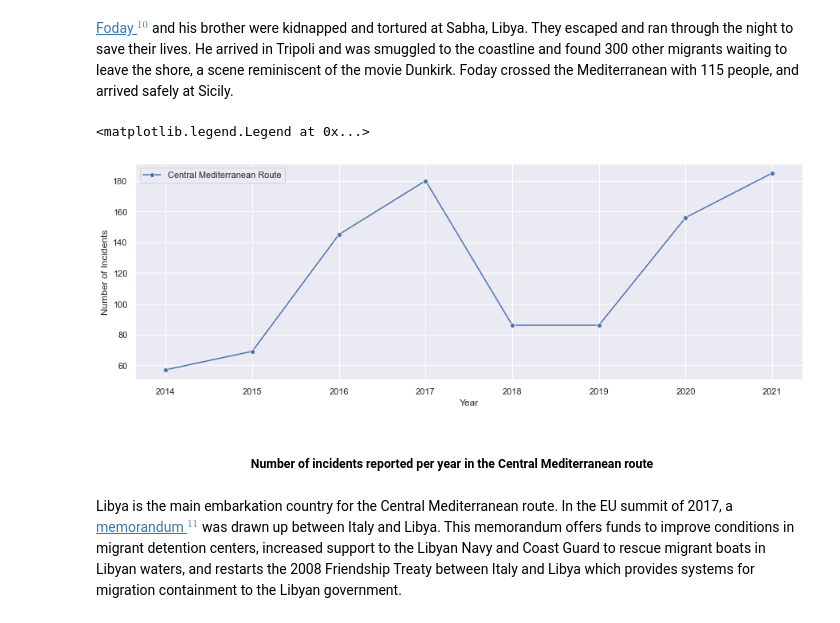
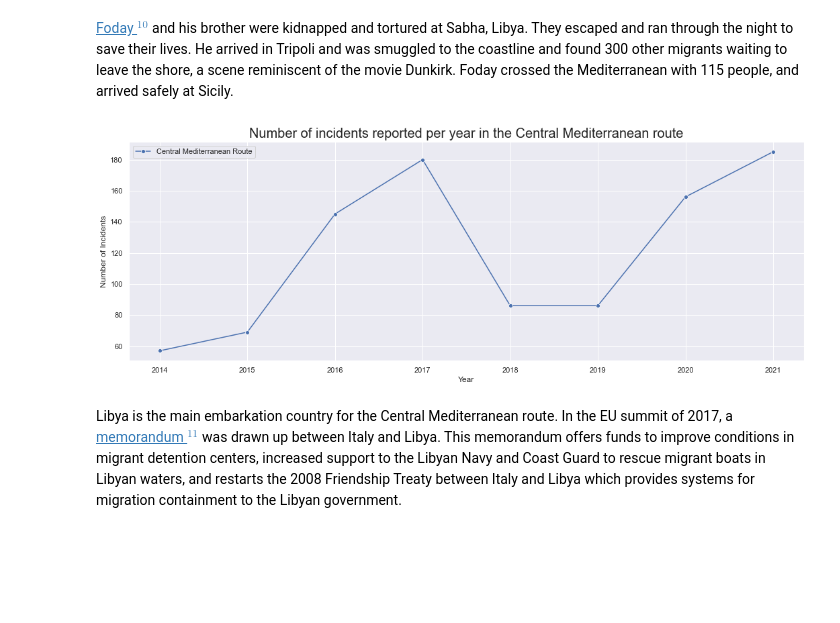
Before and after one commit to Lockne/Migrant, a Jupyter notebook: Migrant Analysis Project.ipynb, the cells around one changed output. Cells and saved outputs as stored; diff of their text form; code cells hidden in the pictures; blank space fills up the shorter version.

```diff
--- a/Migrant Analysis Project.ipynb
+++ b/Migrant Analysis Project.ipynb
@@ -204,11 +204,10 @@ The journey through the Sahara desert towards Libya and Egypt is considered the
 # %%
 sns.lineplot(data=noi_cm_incident, x='Year', y='Number of Incidents', marker='o')
 plt.legend(['Central Mediterranean Route'])
+plt.title("Number of incidents reported per year in the Central Mediterranean route",
+          fontsize = 20);
 # %% [output]
-<matplotlib.legend.Legend at 0x...>
-[figure, old version]
+[figure, new version]
-# %% [markdown]
-<h5><center>Number of incidents reported per year in the Central Mediterranean route</center></h5>
 # %% [markdown]
 Libya is the main embarkation country for the Central Mediterranean route. In the EU summit of 2017, a [memorandum $^{11}$](https://www.asgi.it/wp-content/uploads/2017/02/ITALY-LIBYA-MEMORANDUM-02.02.2017.pdf) was drawn up between Italy and Libya. This memorandum offers funds to improve conditions in migrant detention centers, increased support to the Libyan Navy and Coast Guard to rescue migrant boats in Libyan waters, and restarts the 2008 Friendship Treaty between Italy and Libya which provides systems for migration containment to the Libyan government.
 # %% [markdown]
```
Also changed, not shown: parts of 18 cells of this notebook.
